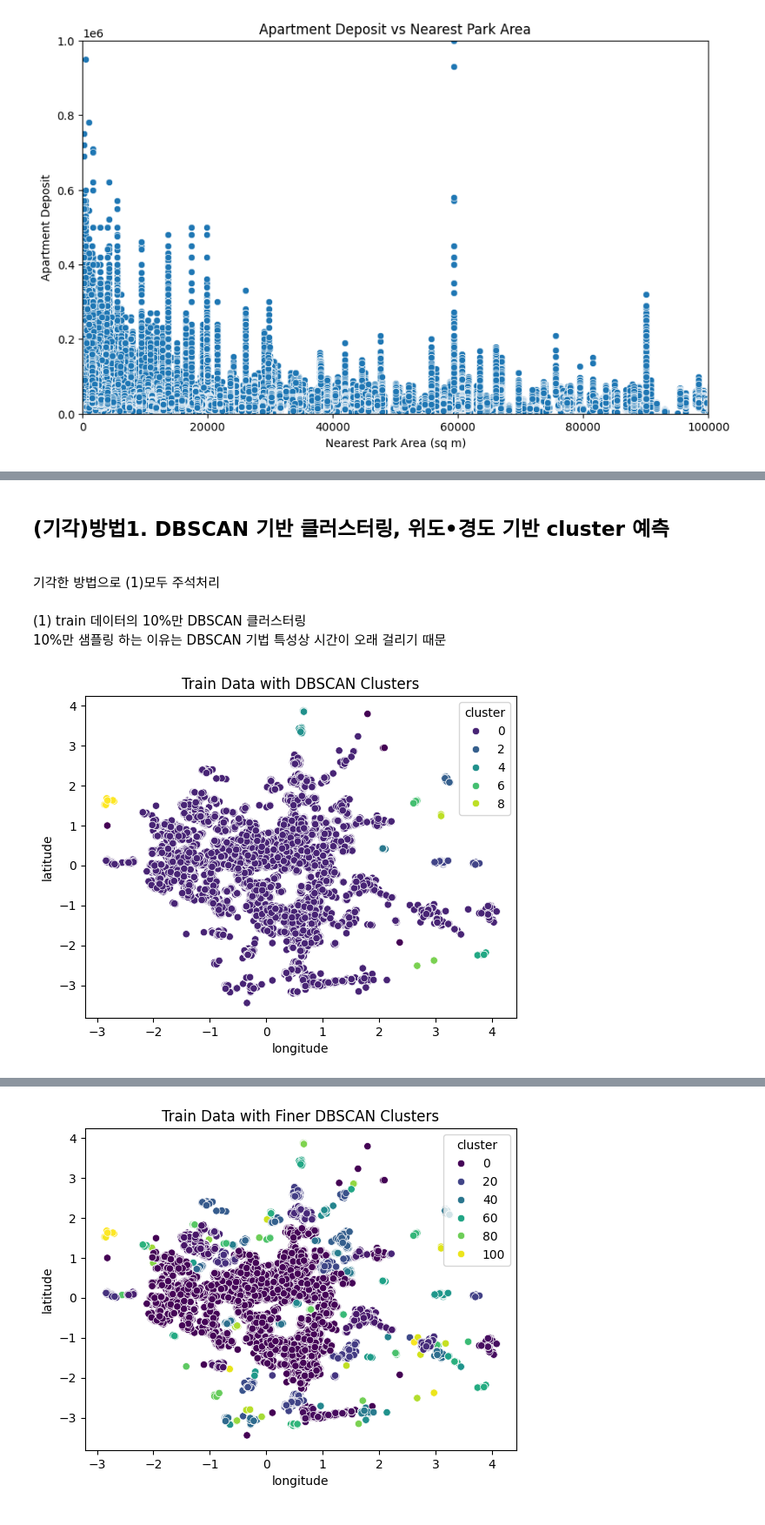
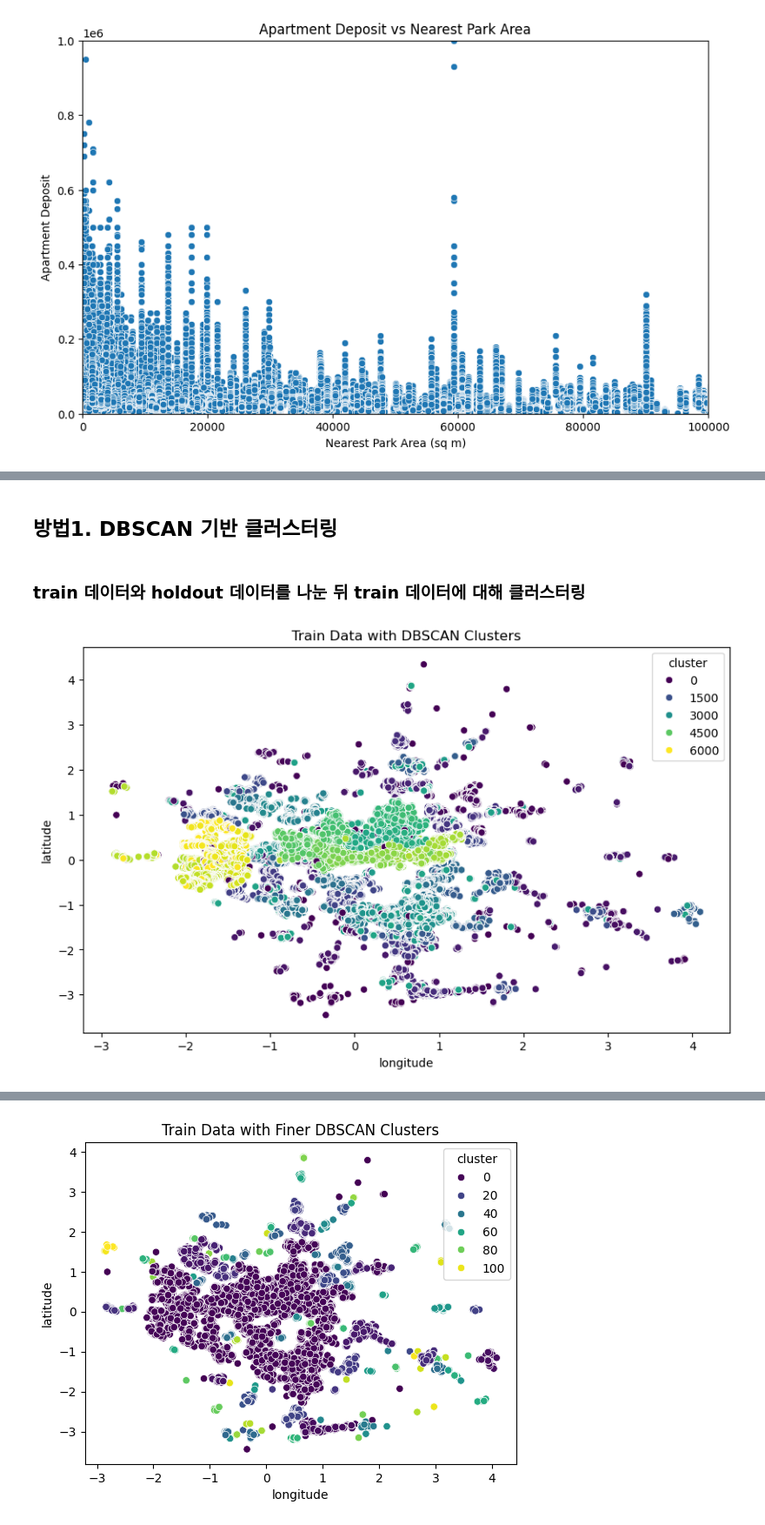
Before and after one commit to boostcampaitech7/level2-competitiveds-recsys-08, a Jupyter notebook: EDA/EDA.ipynb, the cells around one changed output, grey strips where cells are left out. Shown at 87% size. Cells and saved outputs as stored; diff of their text form; code cells hidden in the pictures.

Commit message:
feat: Add DBSCAN, preprocessing code and Update pre-commit
- delete duplicates
- delete 2024 built year rows
- predict using cluter feature
- update pre commit config yaml

#7

```diff
--- a/EDA/EDA.ipynb
+++ b/EDA/EDA.ipynb
@@ -32,7 +33,7 @@ np.random.seed(RANDOM_SEED)
 # %% [markdown]
 # 데이터 불러오기
 # %%
-path = "../../private/data/"
+path = "../../../data/"  # 알잘딱 수정
 train_data = pd.read_csv(path+'train.csv')
 test_data = pd.read_csv(path+'test.csv')
 sample_submission = pd.read_csv(path+'sample_submission.csv')
@@ -44,0 +65,4 @@ subwayInfo = pd.read_csv(path+'subwayInfo.csv')
+# %%
+# 중복 제거 (첫 번째 발생 유지)
+train_data = train_data.drop_duplicates(subset=train_data.columns.drop('index'), keep='first')
+train_data
@@ -44,0 +92,3 @@ subwayInfo = pd.read_csv(path+'subwayInfo.csv')
+# %%
+train_data = train_data[train_data['built_year'] < 2024]
+train_data
@@ -702,6 +717,2 @@ test_data_scaled_df = pd.DataFrame(test_data_scaled, columns=['latitude', 'longi
 # %% [markdown]
-## (기각)방법1. DBSCAN 기반 클러스터링, 위도•경도 기반 cluster 예측
-<br> 기각한 방법으로 (1)모두 주석처리
+## 방법1. DBSCAN 기반 클러스터링
-# %% [markdown]
-(1) train 데이터의 10%만 DBSCAN 클러스터링
-<br>10%만 샘플링 하는 이유는 DBSCAN 기법 특성상 시간이 오래 걸리기 때문
@@ -711,11 +719,29 @@ test_data_scaled_df = pd.DataFrame(test_data_scaled, columns=['latitude', 'longi
+# %% [markdown]
+### train 데이터와 holdout 데이터를 나눈 뒤 train 데이터에 대해 클러스터링
+# %%
+holdout_start = 202307
+holdout_end = 202312
+# holdout_data = train_data[(train_data['contract_year_month'] >= holdout_start) & (train_data['contract_year_month'] <= holdout_end)]
+tmp_data = train_data[~((train_data['contract_year_month'] >= holdout_start) & (train_data['contract_year_month'] <= holdout_end))]
+
+# StandardScaler 인스턴스 생성
+scaler = StandardScaler()
+
+# train_data의 위도, 경도 스케일링 및 DataFrame으로 변환
+train_data_scaled = pd.DataFrame(
+    scaler.fit_transform(tmp_data[['latitude', 'longitude']]),
+    columns=['latitude', 'longitude'],
+    index=tmp_data.index
+)
 # %%
-# # DBSCAN 클러스터링 수행
-# dbscan = DBSCAN(eps=0.5, min_samples=5)
-# train_data_sampled['cluster'] = dbscan.fit_predict(train_data_sampled[['latitude', 'longitude']])
+# DBSCAN 클러스터링 수행
+dbscan = DBSCAN(eps=0.010, min_samples=10)
+train_data_scaled['cluster'] = dbscan.fit_predict(train_data_scaled[['latitude', 'longitude']])
 
-# # 클러스터링 결과 확인 (train 데이터 샘플에 대해 시각화)
-# sns.scatterplot(x='longitude', y='latitude', hue='cluster', data=train_data_sampled, palette='viridis')
-# plt.title('Train Data with DBSCAN Clusters')
-# plt.show()
+# 클러스터링 결과 확인 (train 데이터 샘플에 대해 시각화)
+plt.figure(figsize=(10, 6))
+sns.scatterplot(x='longitude', y='latitude', hue='cluster', data=train_data_scaled, palette='viridis')
+plt.title('Train Data with DBSCAN Clusters')
+plt.show()
 # %% [output]
-[figure, old version]
+[figure, new version]
```
Also changed, not shown: parts of 48 cells of this notebook, 1 other file.
